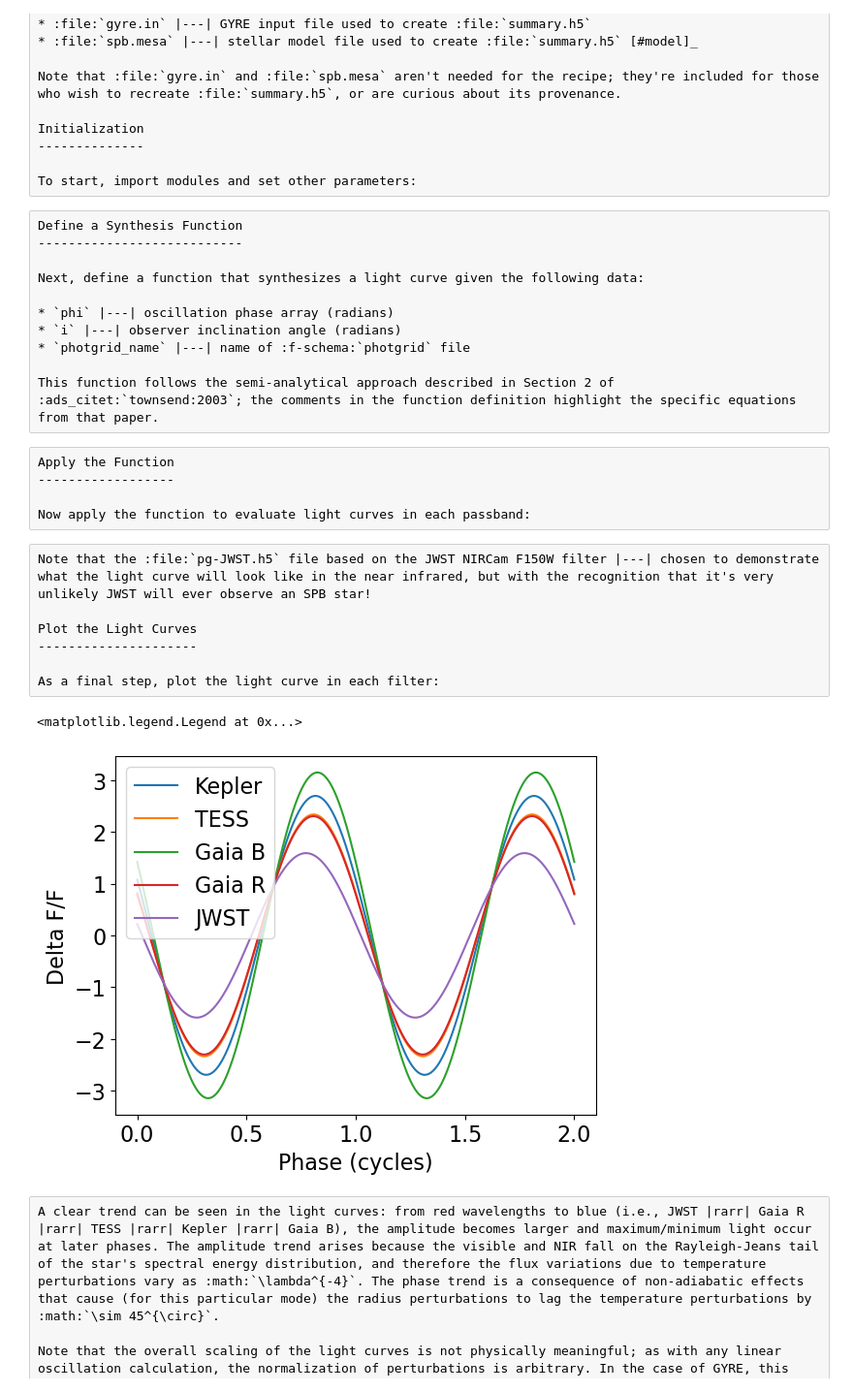
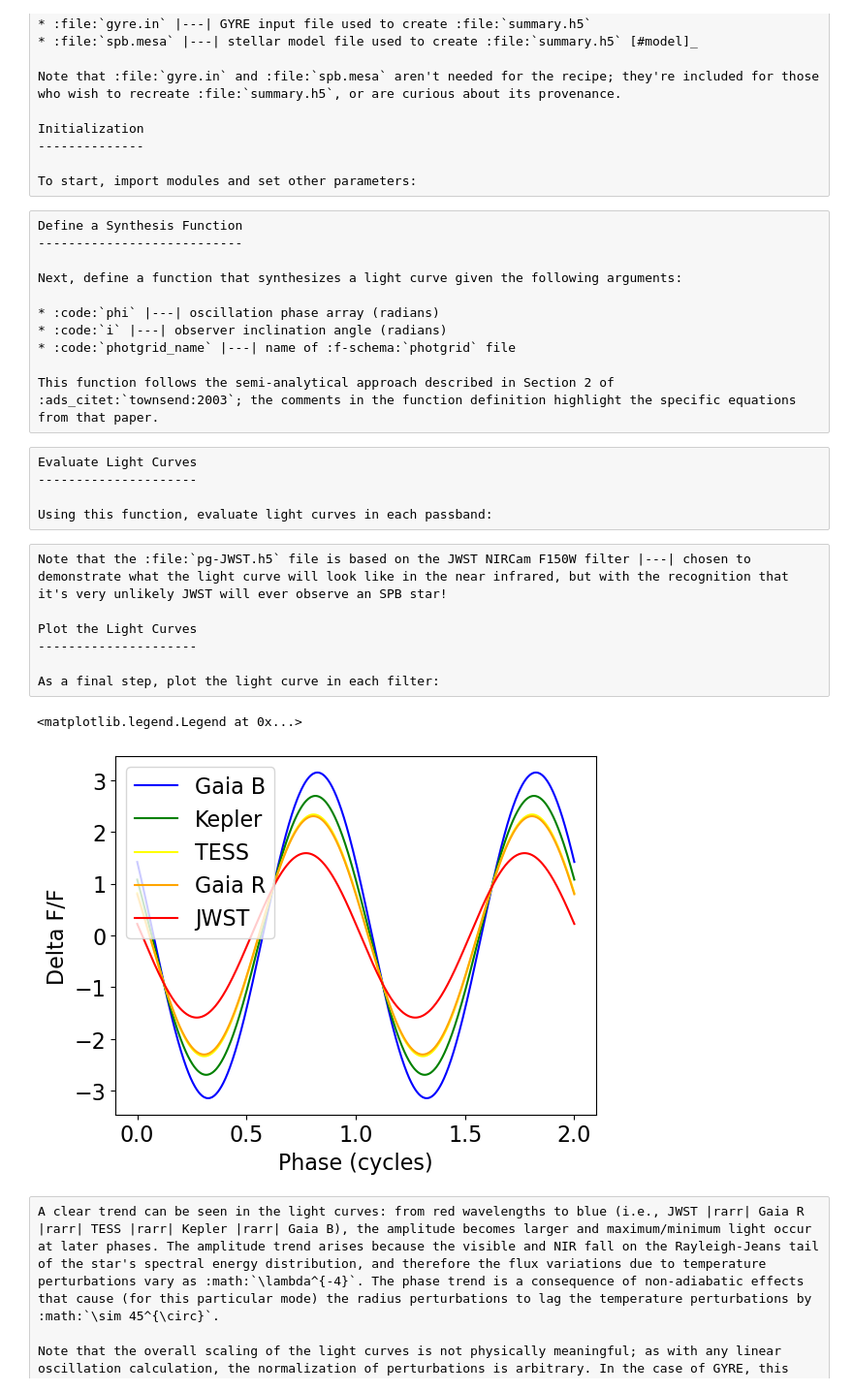
Before and after one commit to rhdtownsend/msg, a Jupyter notebook: docs/source/cookbook/spb-light-curve/spb-light-curve.ipynb, the cells around one changed output. Shown at 97% size. Drawn from its saved outputs; the diff is of its cells as text; code cells hidden in the pictures.

```diff
--- a/docs/source/cookbook/spb-light-curve/spb-light-curve.ipynb
+++ b/docs/source/cookbook/spb-light-curve/spb-light-curve.ipynb
@@ -46,11 +45,11 @@ plt.rcParams.update({'font.size': 16})
 Define a Synthesis Function
 ---------------------------
 
-Next, define a function that synthesizes a light curve given the following data:
+Next, define a function that synthesizes a light curve given the following arguments:
 
-* `phi` |---| oscillation phase array (radians)
-* `i` |---| observer inclination angle (radians)
-* `photgrid_name` |---| name of :f-schema:`photgrid` file
+* :code:`phi` |---| oscillation phase array (radians)
+* :code:`i` |---| observer inclination angle (radians)
+* :code:`photgrid_name` |---| name of :f-schema:`photgrid` file
 
 This function follows the semi-analytical approach described in Section 2 of :ads_citet:`townsend:2003`; the comments in the function definition highlight the specific equations from that paper.
 # %%
@@ -115,10 +114,10 @@ def synthesize_light_curve(phi, i, photgrid_name):
 
     return dF_F
 # %% [raw]
-Apply the Function
-------------------
+Evaluate Light Curves
+---------------------
 
-Now apply the function to evaluate light curves in each passband:
+Using this function, evaluate light curves in each passband:
 # %%
 # Set up phase array
 
@@ -136,7 +135,7 @@ dF_F_Gaia_B = synthesize_light_curve(phi, i, 'pg-Gaia-B.h5')
 dF_F_Gaia_R = synthesize_light_curve(phi, i, 'pg-Gaia-R.h5')
 dF_F_JWST = synthesize_light_curve(phi, i, 'pg-JWST.h5')
 # %% [raw]
-Note that the :file:`pg-JWST.h5` file based on the JWST NIRCam F150W filter |---| chosen to demonstrate what the light curve will look like in the near infrared, but with the recognition that it's very unlikely JWST will ever observe an SPB star!
+Note that the :file:`pg-JWST.h5` file is based on the JWST NIRCam F150W filter |---| chosen to demonstrate what the light curve will look like in the near infrared, but with the recognition that it's very unlikely JWST will ever observe an SPB star!
 
 Plot the Light Curves
 ---------------------
@@ -145,20 +144,20 @@ As a final step, plot the light curve in each filter:
 # %%
 # Plot light curves
 
 plt.figure()
 
-plt.plot(phi/(2*np.pi), dF_F_Kepler, label='Kepler')
-plt.plot(phi/(2*np.pi), dF_F_TESS, label='TESS')
-plt.plot(phi/(2*np.pi), dF_F_Gaia_B, label='Gaia B')
-plt.plot(phi/(2*np.pi), dF_F_Gaia_R, label='Gaia R')
-plt.plot(phi/(2*np.pi), dF_F_JWST, label='JWST')
+plt.plot(phi/(2*np.pi), dF_F_Gaia_B, label='Gaia B', color='blue')
+plt.plot(phi/(2*np.pi), dF_F_Kepler, label='Kepler', color='green')
+plt.plot(phi/(2*np.pi), dF_F_TESS, label='TESS', color='yellow')
+plt.plot(phi/(2*np.pi), dF_F_Gaia_R, label='Gaia R', color='orange')
+plt.plot(phi/(2*np.pi), dF_F_JWST, label='JWST', color='red')
 
 plt.xlabel('Phase (cycles)')
 plt.ylabel('Delta F/F')
 plt.legend()
 # %% [output]
 <matplotlib.legend.Legend at 0x...>
-[figure, old version]
+[figure, new version]
 # %% [raw]
 A clear trend can be seen in the light curves: from red wavelengths to blue (i.e., JWST |rarr| Gaia R |rarr| TESS |rarr| Kepler |rarr| Gaia B), the amplitude becomes larger and maximum/minimum light occur at later phases. The amplitude trend arises because the visible and NIR fall on the Rayleigh-Jeans tail of the star's spectral energy distribution, and therefore the flux variations due to temperature perturbations vary as :math:`\lambda^{-4}`. The phase trend is a consequence of non-adiabatic effects that cause (for this particular mode) the radius perturbations to lag the temperature perturbations by :math:`\sim 45^{\circ}`.
 
```
Also changed, not shown: parts of 1 cell of this notebook, 4 other files.
